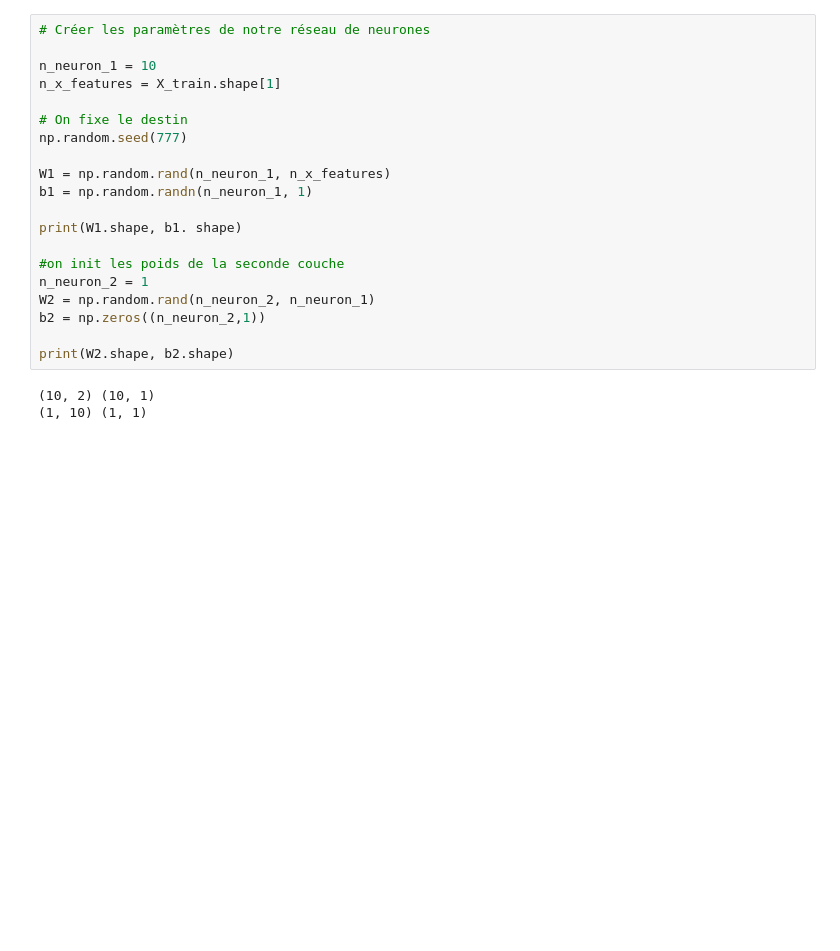
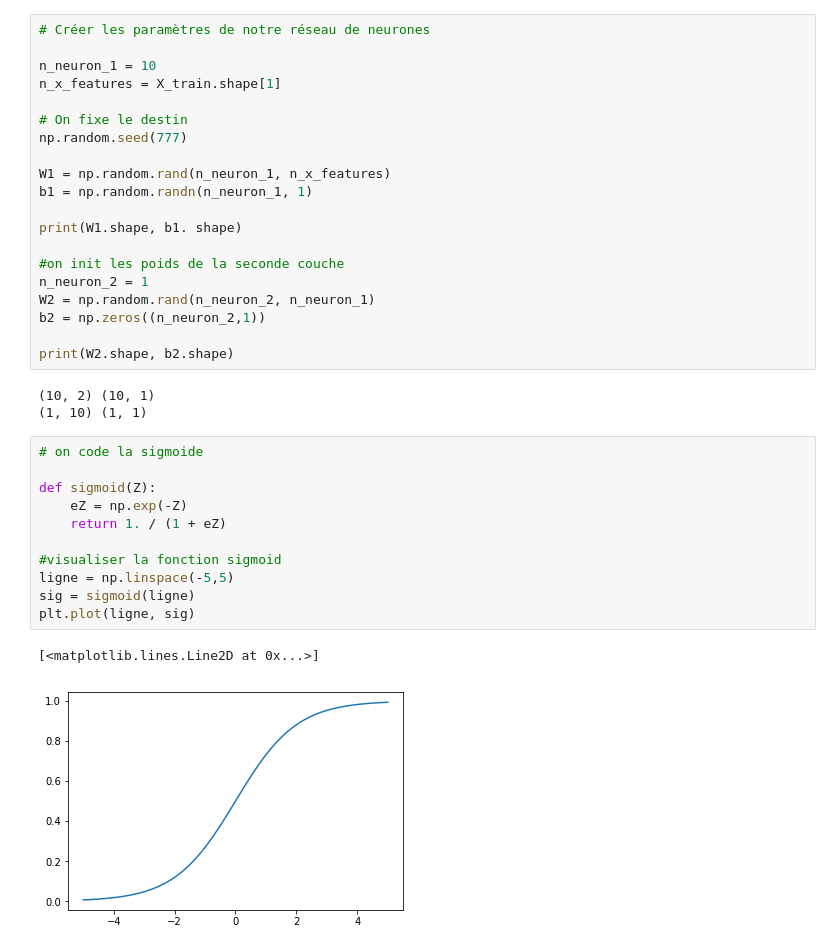
Before and after one commit to standemdem/syntethic_2D, a Jupyter notebook: Synthetic_Dataset.ipynb, the cells around one changed output. Saved outputs shown, nothing was run; the diff lists cells and outputs as text; blank space fills up the shorter version.

Commit message:
add sigmoid function and testing

```diff
--- a/Synthetic_Dataset.ipynb
+++ b/Synthetic_Dataset.ipynb
@@ -232,3 +232,17 @@ print(W2.shape, b2.shape)
 # %% [output]
 (10, 2) (10, 1)
 (1, 10) (1, 1)
+# %%
+# on code la sigmoide
+
+def sigmoid(Z):
+    eZ = np.exp(-Z)
+    return 1. / (1 + eZ)
+
+#visualiser la fonction sigmoid
+ligne = np.linspace(-5,5)
+sig = sigmoid(ligne)
+plt.plot(ligne, sig)
+# %% [output]
+[<matplotlib.lines.Line2D at 0x...>]
+[figure, added]
```
